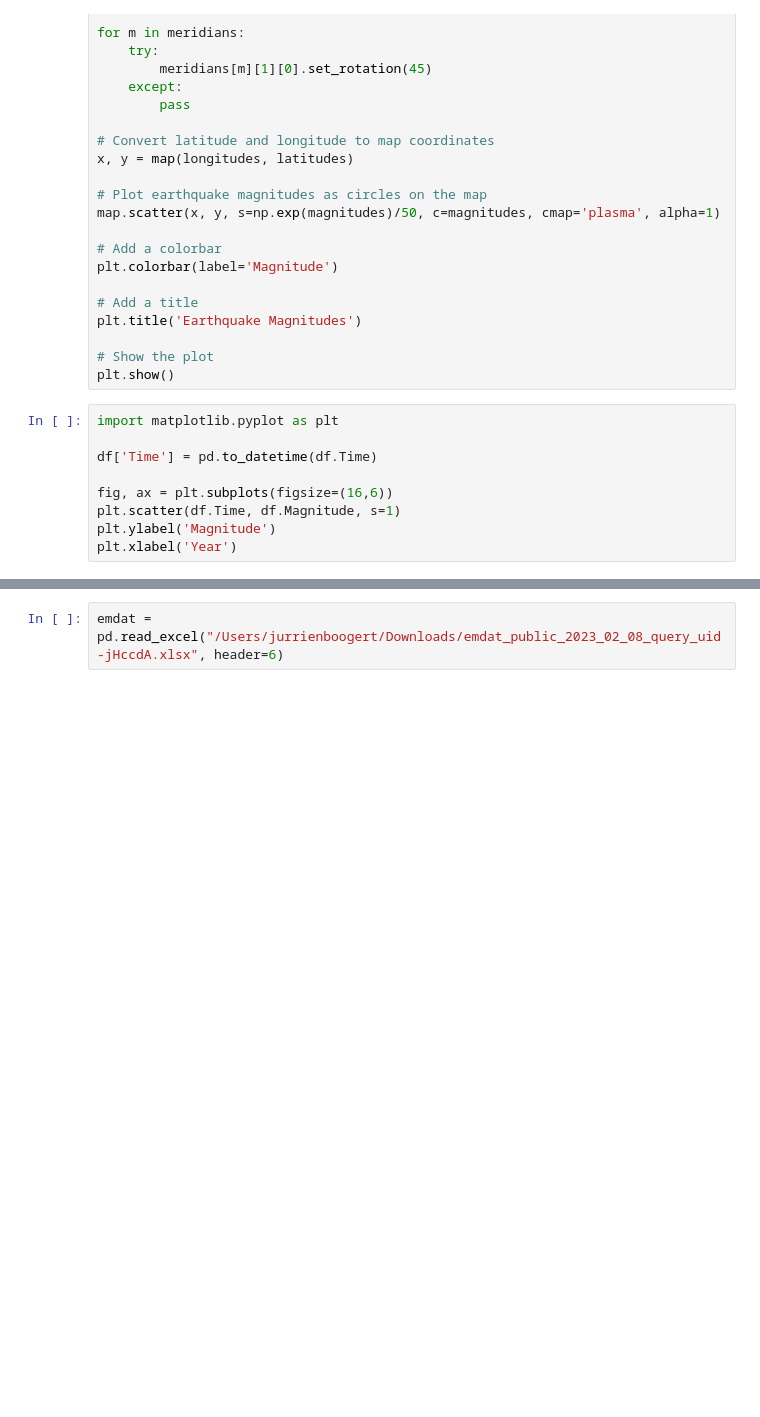
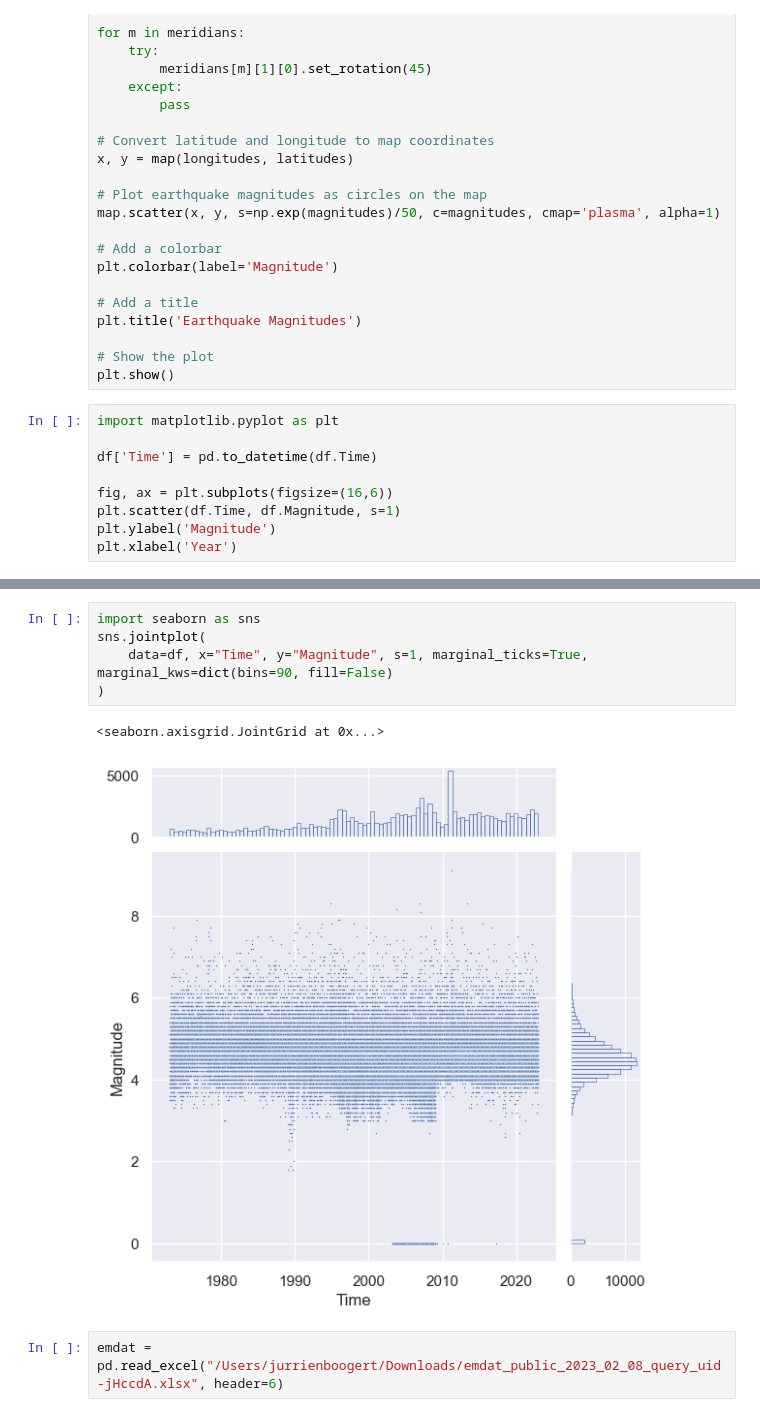
Before and after one commit to TheTrueSquirrel/thesis_spring_2023, a Jupyter notebook: sketch2.ipynb, the cells around one changed output, grey strips where cells are left out. Cells and saved outputs as stored; diff of their text form; blank space fills up the shorter version.

Commit message:
added seaborn jointplot

```diff
--- a/sketch2.ipynb
+++ b/sketch2.ipynb
@@ -203,3 +201,11 @@ plt.show()
+# %%
+import seaborn as sns
+sns.jointplot(
+    data=df, x="Time", y="Magnitude", s=1, marginal_ticks=True, marginal_kws=dict(bins=90, fill=False)
+)
+# %% [output]
+<seaborn.axisgrid.JointGrid at 0x...>
+[figure, added]
 # %%
 emdat = pd.read_excel("/Users/jurrienboogert/Downloads/emdat_public_2023_02_08_query_uid-jHccdA.xlsx", header=6)
 # %%
```
Also changed, not shown: parts of 2 cells of this notebook, 1 other file.
